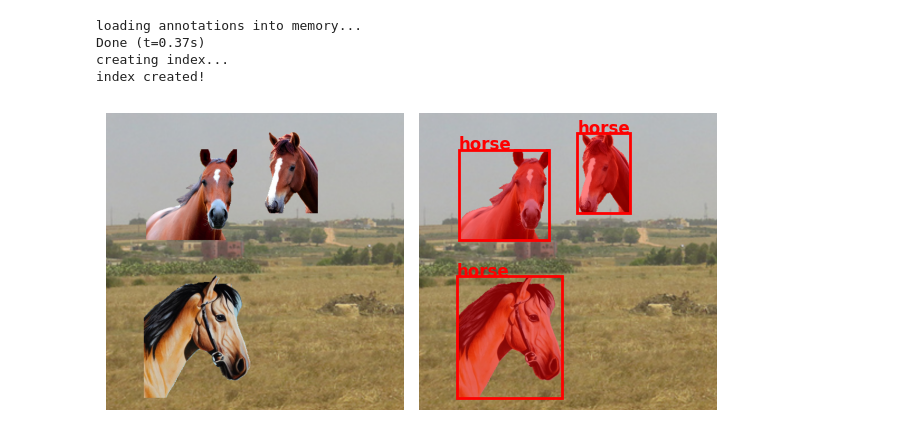
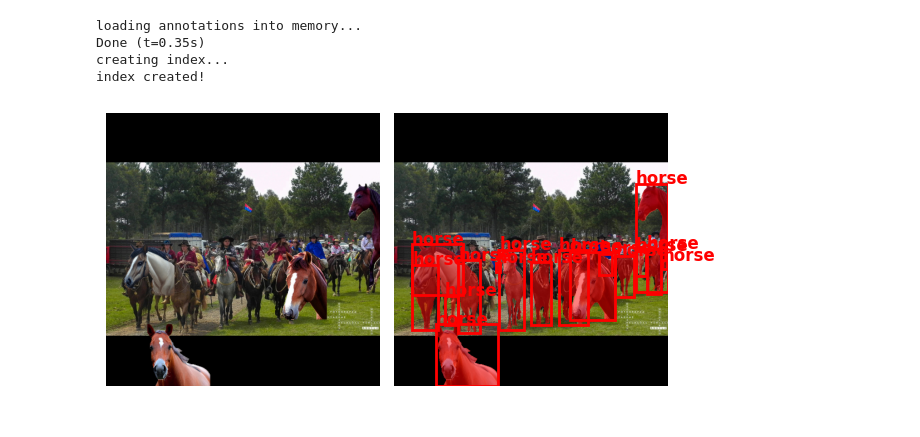
Before and after one commit to JensPars/ADLCV, a Jupyter notebook: instance-copy-paste/example.ipynb, the cells around one changed output. Cells and saved outputs as stored; diff of their text form; code cells hidden in the pictures.

Commit message:
Adjustments to instance copy paste

```diff
--- a/instance-copy-paste/example.ipynb
+++ b/instance-copy-paste/example.ipynb
@@ -11,7 +11,7 @@ import matplotlib.pyplot as plt
 from matplotlib import patches
 from matplotlib.patches import Polygon
 # %%
-syn_dataset = SynData("../horse", "../horse")
+syn_dataset = SynData("../../horse", "../../horse")
 instance_retriever = InstanceRetriever(syn_dataset)
 import albumentations as A
 
@@ -19,18 +19,18 @@ transform = A.Compose([
         A.RandomScale(scale_limit=(-0.9, 1), p=1), #LargeScaleJitter from scale of 0.1 to 2
         A.PadIfNeeded(512, 512, border_mode=0), #pads with image in the center, not the top left like the paper
         A.RandomCrop(512, 512, p=1),
-    ], bbox_params=A.BboxParams(format="coco", min_visibility=0.05)
+    ], bbox_params=A.BboxParams(format="coco", min_visibility=0.05, label_fields=['labels'])
 )
 
-dataset = COCO_DETECTION("../coco2017/val2017",
-                         "../coco2017/annotations/instances_val2017.json",
+dataset = COCO_DETECTION("../../coco2017/val2017",
+                         "../../coco2017/annotations/instances_val2017.json",
                          categories=['horse'],
                          transform=transform,
                          instance_copy_paste = InstanceCopyPaste(instance_retriever,
-                                                                 "random", 3, 1, 10))
+                                                                 "random", 5, 0.5, 20))
 # %% [output]
 loading annotations into memory...
-Done (t=0.37s)
+Done (t=0.35s)
 creating index...
 index created!
 # %%
@@ -58,28 +60,29 @@ def apply_mask(image, mask, color, alpha=0.5):
 # %%
-test = dataset[random.randint(0, len(dataset)-1)]
+img, test = dataset[random.randint(0, len(dataset)-1)]
 
 f, ax = plt.subplots(1, 2)
-ax[0].imshow(test['image'])
+img = img.permute(1, 2, 0).numpy()
+ax[0].imshow(img)
 ax[0].axis('off')
-if len(test['bboxes']) == 0:
+if len(test['boxes']) == 0:
     pass
 else:
     for i, mask in enumerate(test['masks']):
         color = random_colors(1)[0]
-        img = apply_mask(test['image'], mask, color)
+        img = apply_mask(img, mask.detach().numpy(), color)
         ax[1].imshow(img)
 
-        x, y, width, height, _ = test['bboxes'][i][0]
-        rect = patches.Rectangle((x, y), width, height, linewidth=2, edgecolor='r', facecolor='none')
+        x1, y1, x2, y2 = test['boxes'][i][0]
+        rect = patches.Rectangle((x1, y1), x2-x1, y2-y1, linewidth=2, edgecolor='r', facecolor='none')
         ax[1].add_patch(rect)
 
         # Add text to the rectangle
         label = f"horse"
-        ax[1].text(x, y, label, color='r', fontsize=12, weight='bold')
+        ax[1].text(x1, y1, label, color='r', fontsize=12, weight='bold')
         ax[1].axis('off')
 
     plt.tight_layout()
     plt.axis('off')
     plt.show()
 # %% [output]
-[figure, old version]
+[figure, new version]
```
Also changed, not shown: parts of 2 cells of this notebook, 2 other files.
